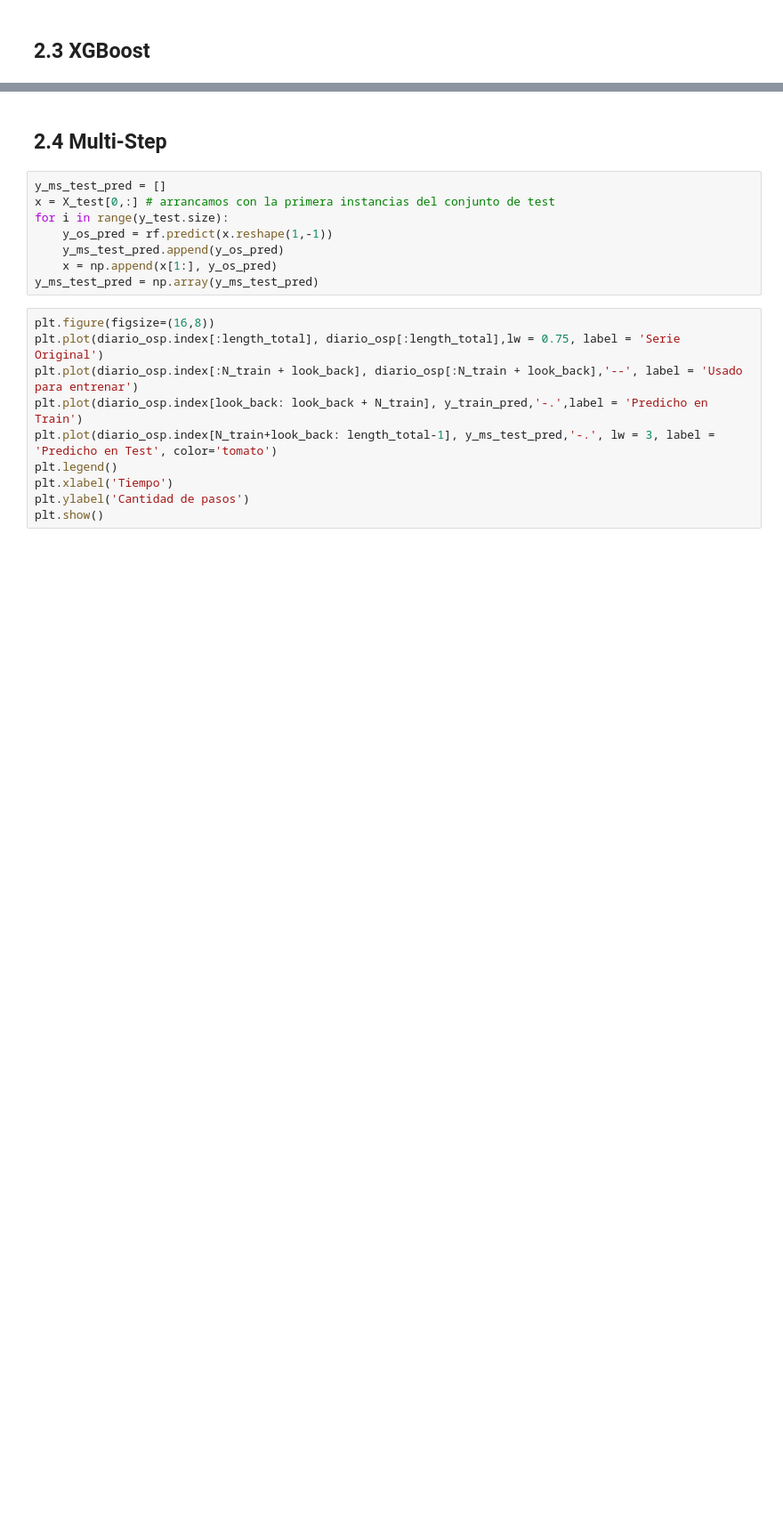
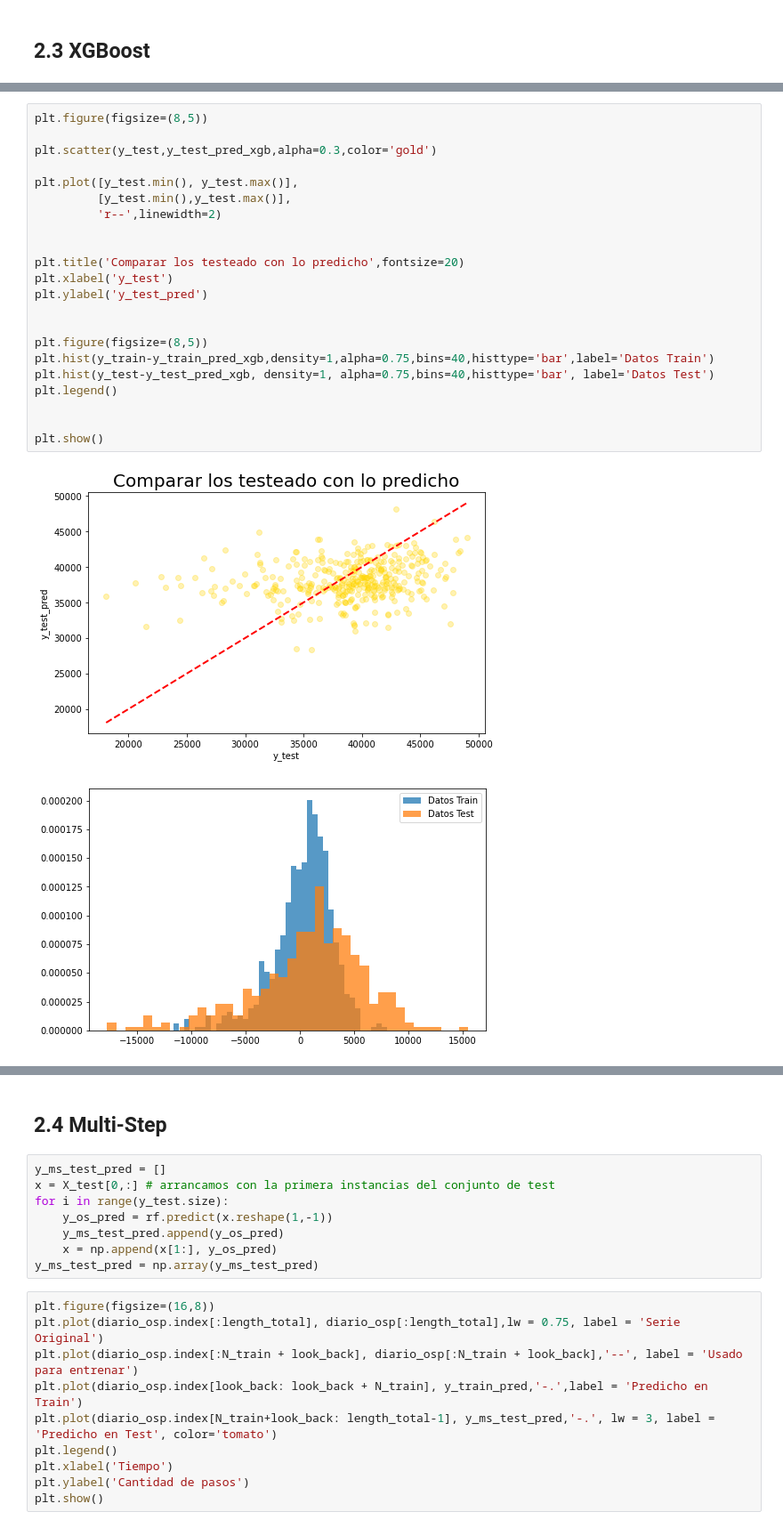
Before and after one commit to francoargn/Data_Science, a Jupyter notebook: DS_Proyecto_03_ST.ipynb, the cells around one changed output, grey strips where cells are left out. Shown at 89% size. Cells and saved outputs as stored; diff of their text form; blank space fills up the shorter version.

```diff
--- a/DS_Proyecto_03_ST.ipynb
+++ b/DS_Proyecto_03_ST.ipynb
@@ -860,0 +886,25 @@ print('Error en Test:',np.sqrt(MSE))
+# %%
+plt.figure(figsize=(8,5))
+
+plt.scatter(y_test,y_test_pred_xgb,alpha=0.3,color='gold')
+
+plt.plot([y_test.min(), y_test.max()],
+         [y_test.min(),y_test.max()],
+         'r--',linewidth=2)
+
+
+plt.title('Comparar los testeado con lo predicho',fontsize=20)
+plt.xlabel('y_test')
+plt.ylabel('y_test_pred')
+
+
+plt.figure(figsize=(8,5))
+plt.hist(y_train-y_train_pred_xgb,density=1,alpha=0.75,bins=40,histtype='bar',label='Datos Train')
+plt.hist(y_test-y_test_pred_xgb, density=1, alpha=0.75,bins=40,histtype='bar', label='Datos Test')
+plt.legend()
+
+
+plt.show()
+# %% [output]
+[figure, added]
+[figure, added]
```
Also changed, not shown: parts of 18 cells of this notebook.
